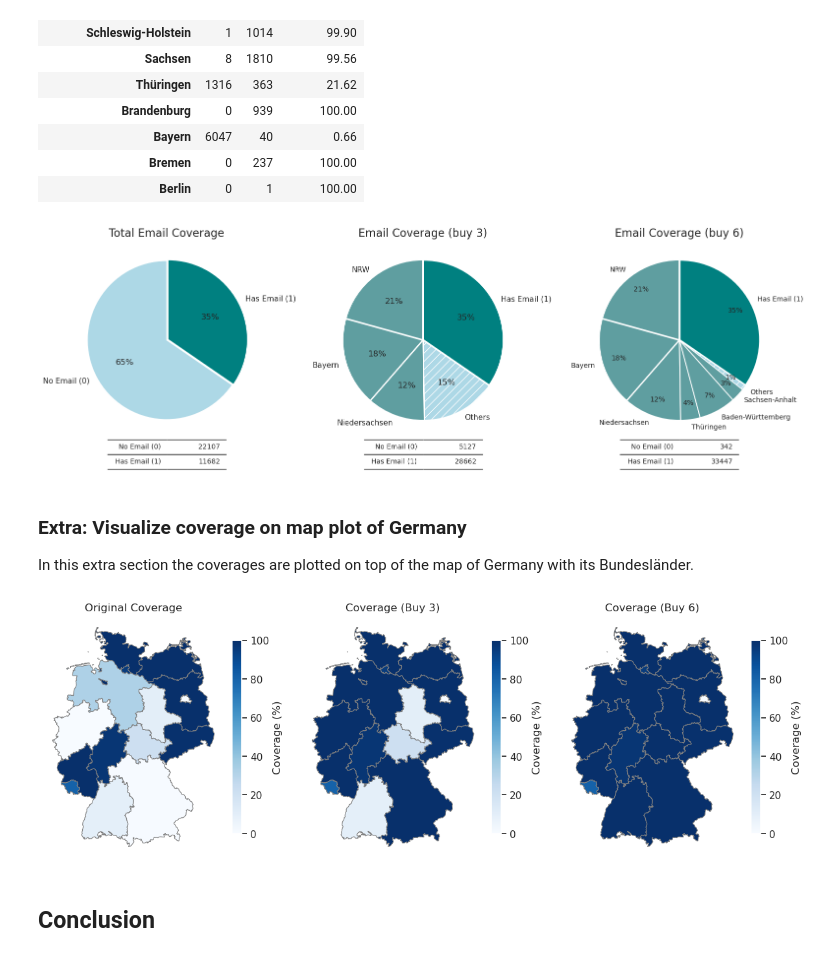
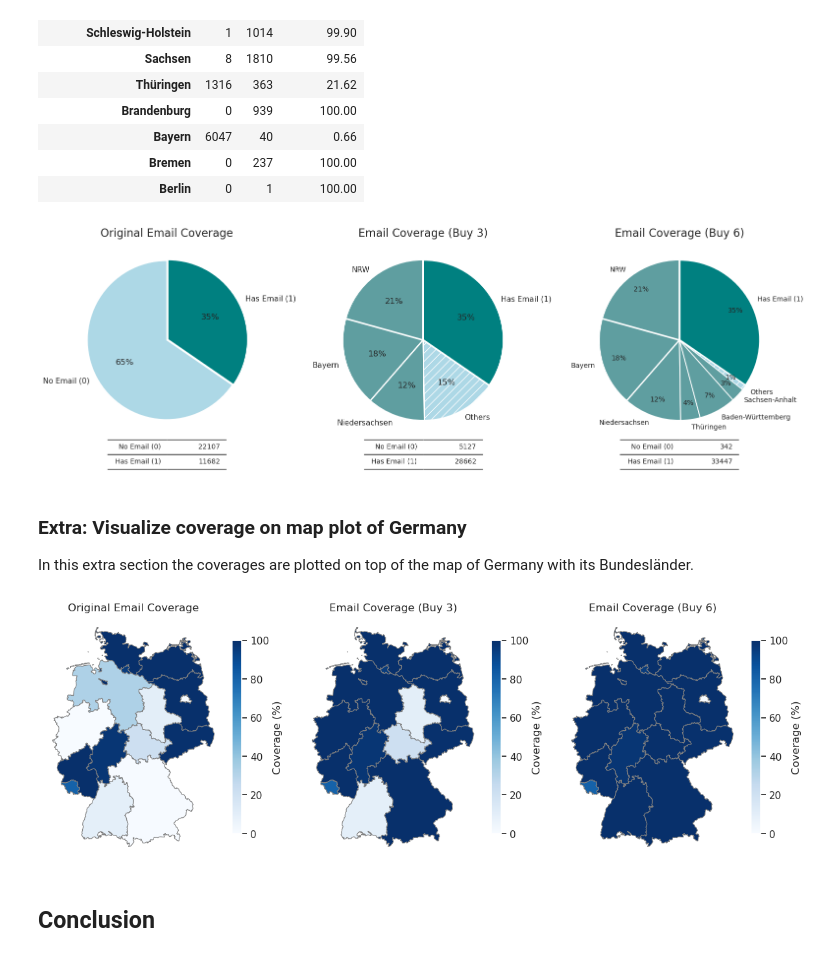
Before and after one commit to NoKryst13/school-data-scraping, a Jupyter notebook: scrape_and_analyze.ipynb, the cells around one changed output. Saved outputs shown, nothing was run; the diff lists cells and outputs as text; code cells hidden in the pictures.

```diff
--- a/scrape_and_analyze.ipynb
+++ b/scrape_and_analyze.ipynb
@@ -718,7 +718,7 @@ def plot_pie_charts(colors1, colors2, colors3, save_path=None):
         startangle=90,
         explode=(0, 0.02)
     )
-    axes[0].set_title('Total Email Coverage', fontsize=16)
+    axes[0].set_title('Original Email Coverage', fontsize=16)
 
     # Add table below
     plot1_table_data = [["No Email (0)", plot1_counts[0]],
@@ -742,7 +742,7 @@ def plot_pie_charts(colors1, colors2, colors3, save_path=None):
         if hatches_3[i]:
             wedge.set_hatch(hatches_3[i])
 
-    axes[1].set_title('Email Coverage (buy 3)', fontsize=16)
+    axes[1].set_title('Email Coverage (Buy 3)', fontsize=16)
 
     # Add table below
     plot2_table_data = [["No Email (0)", plot2_counts[0]],
@@ -768,7 +768,7 @@ def plot_pie_charts(colors1, colors2, colors3, save_path=None):
         if hatches_6[i]:
             wedge.set_hatch(hatches_6[i])
 
-    axes[2].set_title('Email Coverage (buy 6)', fontsize=16)
+    axes[2].set_title('Email Coverage (Buy 6)', fontsize=16)
 
     plot3_table_data = [["No Email (0)", plot3_counts[0]],
                     ["Has Email (1)", plot3_counts[1]]]
@@ -786,7 +786,7 @@ colors2 = ['cadetblue', 'cadetblue', 'cadetblue', 'lightblue', 'teal']
 colors3 = ['cadetblue', 'cadetblue', 'cadetblue', 'cadetblue', 'cadetblue', 'cadetblue', 'lightblue', 'teal']
 plot_pie_charts(colors1, colors2, colors3, save_path="plots/email_coverage_comparison_with_tables.png")
 # %% [output]
-[figure, old version]
+[figure, new version]
 # %% [markdown]
 ### Extra: Visualize coverage on map plot of Germany
 In this extra section the coverages are plotted on top of the map of Germany with its Bundesländer.
@@ -858,7 +858,7 @@ gdf_1.plot(
         'orientation': 'vertical'
     }
 )
-axes[0].set_title("Original Coverage", fontsize=12)
+axes[0].set_title("Original Email Coverage", fontsize=12)
 axes[0].axis('off')
 
 # Plot 2: Modified coverage
@@ -873,36 +873,36 @@ gdf_2.plot(
         'shrink': 0.8,
         'aspect': 20,
         'label': "Coverage (%)",
         'orientation': 'vertical'
     }
 )
-axes[1].set_title("Coverage (Buy 3)", fontsize=12)
+axes[1].set_title("Email Coverage (Buy 3)", fontsize=12)
 axes[1].axis('off')
 
 # Plot 3: Further modified coverage
 gdf_3.plot(
     column='coverage (%)',
     cmap='Blues',
     linewidth=0.8,
     edgecolor='gray',
     legend=True,
     ax=axes[2],
     legend_kwds={
         'shrink': 0.8,
         'aspect': 20,
         'label': "Coverage (%)",
         'orientation': 'vertical'
     }
 )
-axes[2].set_title("Coverage (Buy 6)", fontsize=12)
+axes[2].set_title("Email Coverage (Buy 6)", fontsize=12)
 axes[2].axis('off')
 
 # Add a global title
 # fig.suptitle("Email Coverage Comparison", fontsize=16, y=1.02)
 plt.savefig('plots/plot_maps.png', bbox_inches='tight')
 plt.show()
 # %% [output]
-[figure, old version]
+[figure, new version]
 # %% [markdown]
 ## Conclusion
 # %%
```
Also changed, not shown: 4 other files.
